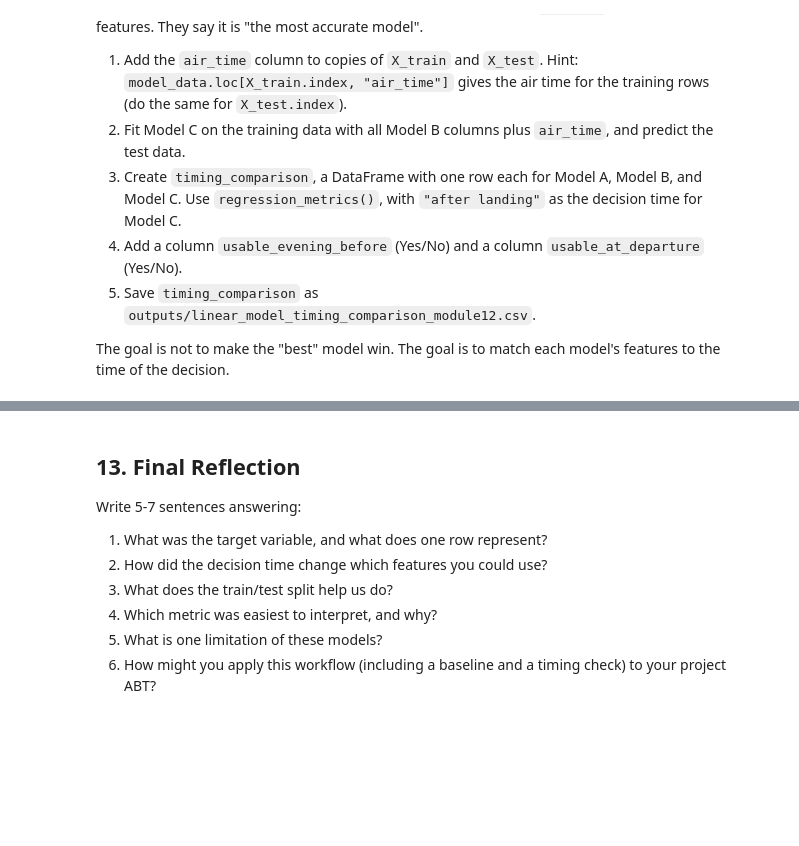
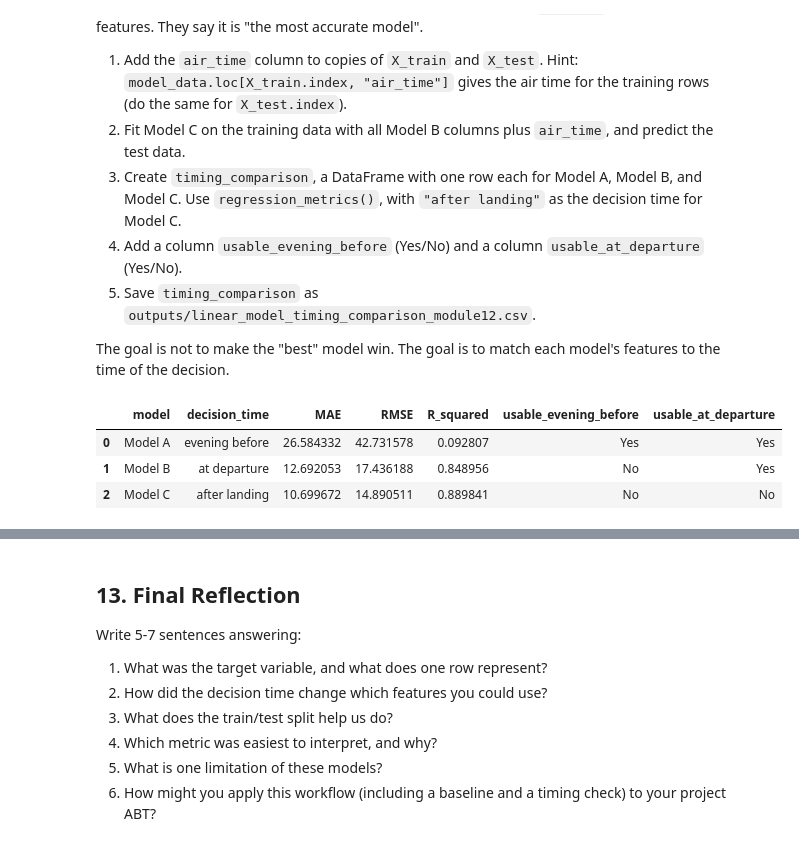
Before and after one commit to rubenruiz-gif/ban6003-week12-13-rubenruiz, a Jupyter notebook: notebooks/module12_linear_regression_guided_lab.ipynb, the cells around one changed output, grey strips where cells are left out. Cells and saved outputs as stored; diff of their text form; code cells hidden in the pictures; blank space fills up the shorter version.

Commit message:
Complete Module 12 linear regression lab

```diff
--- a/notebooks/module12_linear_regression_guided_lab.ipynb
+++ b/notebooks/module12_linear_regression_guided_lab.ipynb
@@ -560,12 +697,33 @@ The goal is not to make the "best" model win. The goal is to match each model's
 # %%
 # Offline Assignment - your code here
 # Suggested sequence:
 # 1. X_train_c = X_train.copy(); X_train_c["air_time"] = model_data.loc[X_train.index, "air_time"]
 #    (do the same for X_test_c)
 # 2. landing_columns = departure_columns + ["air_time"]; fit model_c and create pred_c.
 # 3. timing_comparison = pd.DataFrame([regression_metrics(...), ...]) for Models A, B, and C.
 # 4. Add the usable_evening_before and usable_at_departure columns.
 # 5. Save timing_comparison with output_dir / "linear_model_timing_comparison_module12.csv".
+X_train_c = X_train.copy(); X_train_c["air_time"] = model_data.loc[X_train.index, "air_time"]
+X_test_c = X_test.copy(); X_test_c["air_time"] = model_data.loc[X_test.index, "air_time"]
+landing_columns = departure_columns + ["air_time"]
+model_c = LinearRegression()
+model_c.fit(X_train_c[landing_columns], y_train)
+pred_c = model_c.predict(X_test_c[landing_columns])
+timing_comparison = pd.DataFrame([
+    regression_metrics("Model A", "evening before", y_test, pred_a),
+    regression_metrics("Model B", "at departure", y_test, pred_b),
+    regression_metrics("Model C", "after landing", y_test, pred_c)
+])
+timing_comparison["usable_evening_before"] = ["Yes", "No", "No"]
+timing_comparison["usable_at_departure"] = ["Yes", "Yes", "No"]
+timing_comparison_file = output_dir / "linear_model_timing_comparison_module12.csv"
+timing_comparison.to_csv(timing_comparison_file, index=False)
+timing_comparison
+# %% [output]
+|  | model | decision_time | MAE | RMSE | R_squared | usable_evening_before | usable_at_departure |
+| 0 | Model A | evening before | 26.584332 | 42.731578 | 0.092807 | Yes | Yes |
+| 1 | Model B | at departure | 12.692053 | 17.436188 | 0.848956 | No | Yes |
+| 2 | Model C | after landing | 10.699672 | 14.890511 | 0.889841 | No | No |
 # %% [markdown]
 ### Deployment Recommendation
 
```
Also changed, not shown: parts of 25 cells of this notebook, 3 other files.
